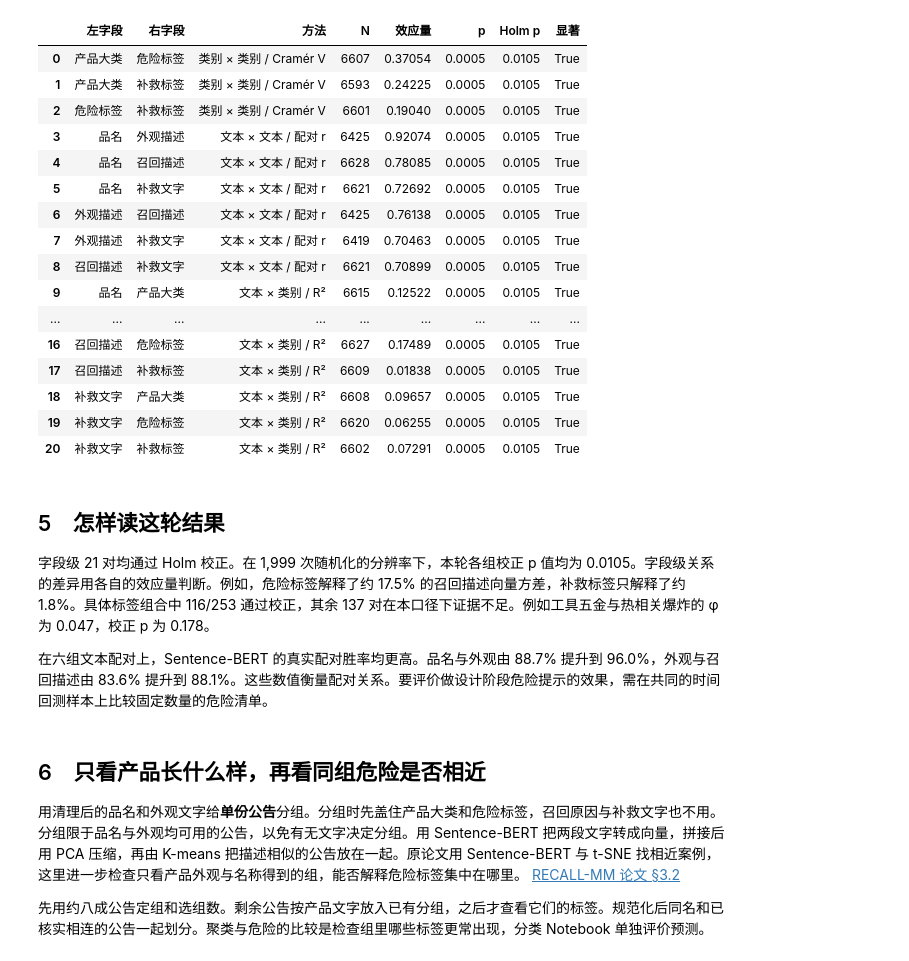
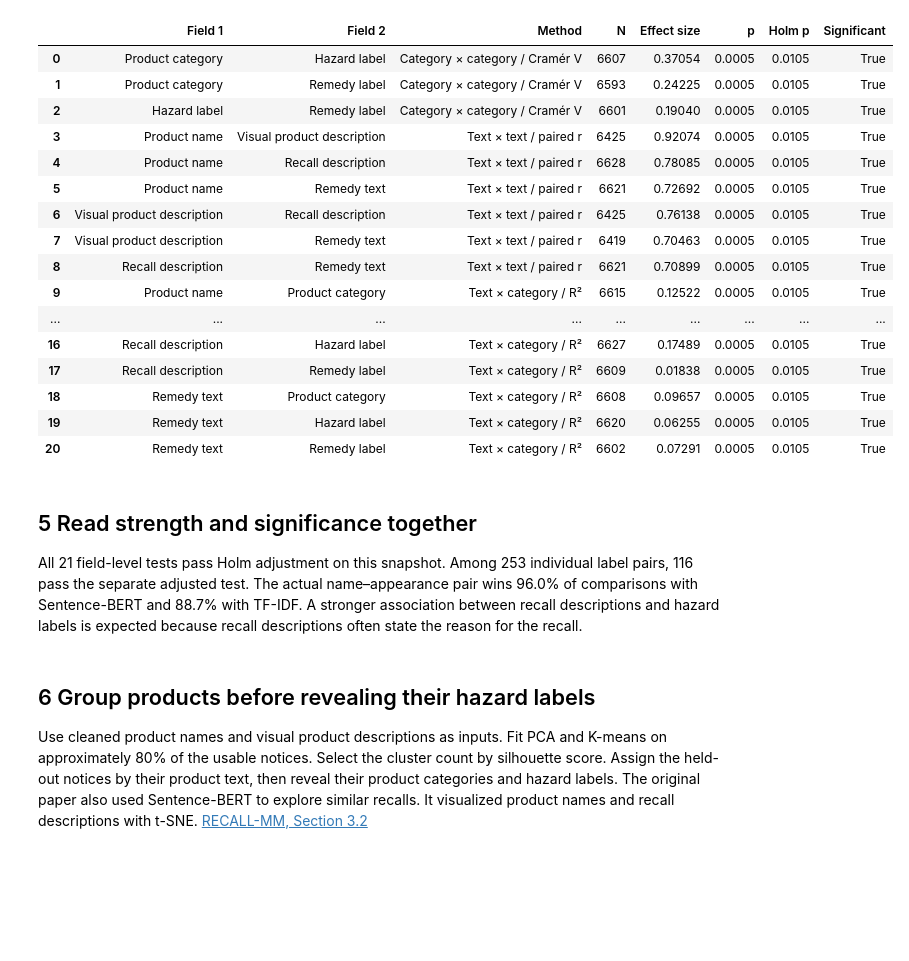
Before and after one commit to Wayne-git802/DM-project, a Jupyter notebook: recall_audit/01_公告核对与字段关联.ipynb, the cells around one changed output. Saved outputs shown, nothing was run; the diff lists cells and outputs as text; code cells hidden in the pictures; blank space fills up the shorter version.

```diff
--- a/recall_audit/01_公告核对与字段关联.ipynb
+++ b/recall_audit/01_公告核对与字段关联.ipynb
@@ -258,7 +233,7 @@ def cat_cat(frame, left, right, rng):
         "N": len(subset),
         "Cramér V": np.sqrt(statistic / (len(subset) * (min(counts.shape) - 1))),
         "χ²": statistic,
-        "期望频数<5占比": (expected < 5).mean(),
+        "Share of expected counts below 5": (expected < 5).mean(),
         "p": (1 + (sim_stats >= statistic - 1e-12).sum()) / (PERMUTATIONS + 1),
     }
 
@@ -268,7 +243,7 @@ labels_single = dataset[list(LABEL_NAMES)].apply(
 )
 cat_rng = np.random.default_rng(SEED)
 cat_table = pd.DataFrame([
-    {"左字段": LABEL_NAMES[left], "右字段": LABEL_NAMES[right], **cat_cat(labels_single, left, right, cat_rng)}
+    {"Field 1": LABEL_NAMES[left], "Field 2": LABEL_NAMES[right], **cat_cat(labels_single, left, right, cat_rng)}
     for left, right in combinations(LABEL_NAMES, 2)
 ])
 display(cat_table.round(5))
@@ -306,19 +281,19 @@ def label_pair_effects(frame):
             if denom == 0:
                 continue
             rows.append({
-                "左字段": LABEL_NAMES[left], "左标签": a_label, "右字段": LABEL_NAMES[right], "右标签": b_label,
-                "N": n, "同现": same, "仅左": x_only, "仅右": y_only,
+                "Field 1": LABEL_NAMES[left], "Label 1": a_label, "Field 2": LABEL_NAMES[right], "Label 2": b_label,
+                "N": n, "Both labels": same, "Label 1 only": x_only, "Label 2 only": y_only,
                 "φ": (a * d - b * c) / denom,
                 "p": fisher_exact([[same, x_only], [y_only, neither]]).pvalue,
             })
     result = pd.DataFrame(rows)
     result["Holm p"] = holm(result["p"])
-    result["显著"] = result["Holm p"] < 0.05
+    result["Significant"] = result["Holm p"] < 0.05
     return result.sort_values("φ", key=np.abs, ascending=False).reset_index(drop=True)
 
 
 indicator_table = label_pair_effects(dataset)
-display(indicator_table.groupby(["左字段", "右字段"])["显著"].agg(比较数="size", 显著数="sum"))
+display(indicator_table.groupby(["Field 1", "Field 2"])["Significant"].agg(Comparisons="size", Significant_count="sum"))
 with pd.option_context("display.max_rows", None):
     display(indicator_table.round({"φ": 4}).assign(
         p=indicator_table["p"].map("{:.3g}".format),
@@ -465,9 +438,9 @@ def text_text_comparison():
         t = tfidf.fit_transform(values)
         _, _, lexical_wins, lexical_r = paired_effect(t[:len(valid)], t[len(valid):], alternatives)
         results.append({
-            "左字段": TEXT_NAMES[left_field], "右字段": TEXT_NAMES[right_field], "N": len(valid),
-            "真实均值": observed, "同类同期随机均值": control,
-            "SBERT 胜率": wins, "SBERT r": r, "TF-IDF 胜率": lexical_wins, "TF-IDF r": lexical_r,
+            "Field 1": TEXT_NAMES[left_field], "Field 2": TEXT_NAMES[right_field], "N": len(valid),
+            "Mean similarity of actual pairs": observed, "Random mean within category and period": control,
+            "SBERT win rate": wins, "SBERT r": r, "TF-IDF win rate": lexical_wins, "TF-IDF r": lexical_r,
             "p": paired_permutation(left, right, groups, observed, rng),
         })
     return pd.DataFrame(results)
@@ -524,7 +497,7 @@ def text_label_comparison():
         groups = group_positions(period.loc[valid])
         r2, p = multivariate_r2(matrix, labels, groups, rng)
         results.append({
-            "左字段": TEXT_NAMES[field], "右字段": LABEL_NAMES[label], "N": len(valid),
+            "Field 1": TEXT_NAMES[field], "Field 2": LABEL_NAMES[label], "N": len(valid),
             "SBERT R²": r2, "p": p,
         })
     return pd.DataFrame(results)
@@ -551,45 +524,41 @@ display(text_label_table.round(5).sort_values("SBERT R²", ascending=False))
 # %%
 overall = pd.concat([
-    cat_table[["左字段", "右字段", "N", "p", "Cramér V"]].rename(columns={"Cramér V": "效应量"})
-    .assign(方法="类别 × 类别 / Cramér V"),
-    text_table[["左字段", "右字段", "N", "p", "SBERT r"]].rename(columns={"SBERT r": "效应量"})
-    .assign(方法="文本 × 文本 / 配对 r"),
-    text_label_table[["左字段", "右字段", "N", "p", "SBERT R²"]].rename(columns={"SBERT R²": "效应量"})
-    .assign(方法="文本 × 类别 / R²"),
+    cat_table[["Field 1", "Field 2", "N", "p", "Cramér V"]].rename(columns={"Cramér V": "Effect size"})
+    .assign(Method="Category × category / Cramér V"),
+    text_table[["Field 1", "Field 2", "N", "p", "SBERT r"]].rename(columns={"SBERT r": "Effect size"})
+    .assign(Method="Text × text / paired r"),
+    text_label_table[["Field 1", "Field 2", "N", "p", "SBERT R²"]].rename(columns={"SBERT R²": "Effect size"})
+    .assign(Method="Text × category / R²"),
 ], ignore_index=True)
 overall["Holm p"] = holm(overall["p"])
-overall["显著"] = overall["Holm p"] < 0.05
-display(overall[["左字段", "右字段", "方法", "N", "效应量", "p", "Holm p", "显著"]].round(5))
+overall["Significant"] = overall["Holm p"] < 0.05
+display(overall[["Field 1", "Field 2", "Method", "N", "Effect size", "p", "Holm p", "Significant"]].round(5))
 # %% [output]
-|  | 左字段 | 右字段 | 方法 | N | 效应量 | p | Holm p | 显著 |
-| 0 | 产品大类 | 危险标签 | 类别 × 类别 / Cramér V | 6607 | 0.37054 | 0.0005 | 0.0105 | True |
-| 1 | 产品大类 | 补救标签 | 类别 × 类别 / Cramér V | 6593 | 0.24225 | 0.0005 | 0.0105 | True |
-| 2 | 危险标签 | 补救标签 | 类别 × 类别 / Cramér V | 6601 | 0.19040 | 0.0005 | 0.0105 | True |
-| 3 | 品名 | 外观描述 | 文本 × 文本 / 配对 r | 6425 | 0.92074 | 0.0005 | 0.0105 | True |
-| 4 | 品名 | 召回描述 | 文本 × 文本 / 配对 r | 6628 | 0.78085 | 0.0005 | 0.0105 | True |
-| 5 | 品名 | 补救文字 | 文本 × 文本 / 配对 r | 6621 | 0.72692 | 0.0005 | 0.0105 | True |
-| 6 | 外观描述 | 召回描述 | 文本 × 文本 / 配对 r | 6425 | 0.76138 | 0.0005 | 0.0105 | True |
-| 7 | 外观描述 | 补救文字 | 文本 × 文本 / 配对 r | 6419 | 0.70463 | 0.0005 | 0.0105 | True |
-| 8 | 召回描述 | 补救文字 | 文本 × 文本 / 配对 r | 6621 | 0.70899 | 0.0005 | 0.0105 | True |
-| 9 | 品名 | 产品大类 | 文本 × 类别 / R² | 6615 | 0.12522 | 0.0005 | 0.0105 | True |
+|  | Field 1 | Field 2 | Method | N | Effect size | p | Holm p | Significant |
+| 0 | Product category | Hazard label | Category × category / Cramér V | 6607 | 0.37054 | 0.0005 | 0.0105 | True |
+| 1 | Product category | Remedy label | Category × category / Cramér V | 6593 | 0.24225 | 0.0005 | 0.0105 | True |
+| 2 | Hazard label | Remedy label | Category × category / Cramér V | 6601 | 0.19040 | 0.0005 | 0.0105 | True |
+| 3 | Product name | Visual product description | Text × text / paired r | 6425 | 0.92074 | 0.0005 | 0.0105 | True |
+| 4 | Product name | Recall description | Text × text / paired r | 6628 | 0.78085 | 0.0005 | 0.0105 | True |
+| 5 | Product name | Remedy text | Text × text / paired r | 6621 | 0.72692 | 0.0005 | 0.0105 | True |
+| 6 | Visual product description | Recall description | Text × text / paired r | 6425 | 0.76138 | 0.0005 | 0.0105 | True |
+| 7 | Visual product description | Remedy text | Text × text / paired r | 6419 | 0.70463 | 0.0005 | 0.0105 | True |
+| 8 | Recall description | Remedy text | Text × text / paired r | 6621 | 0.70899 | 0.0005 | 0.0105 | True |
+| 9 | Product name | Product category | Text × category / R² | 6615 | 0.12522 | 0.0005 | 0.0105 | True |
 | ... | ... | ... | ... | ... | ... | ... | ... | ... |
-| 16 | 召回描述 | 危险标签 | 文本 × 类别 / R² | 6627 | 0.17489 | 0.0005 | 0.0105 | True |
-| 17 | 召回描述 | 补救标签 | 文本 × 类别 / R² | 6609 | 0.01838 | 0.0005 | 0.0105 | True |
-| 18 | 补救文字 | 产品大类 | 文本 × 类别 / R² | 6608 | 0.09657 | 0.0005 | 0.0105 | True |
-| 19 | 补救文字 | 危险标签 | 文本 × 类别 / R² | 6620 | 0.06255 | 0.0005 | 0.0105 | True |
-| 20 | 补救文字 | 补救标签 | 文本 × 类别 / R² | 6602 | 0.07291 | 0.0005 | 0.0105 | True |
+| 16 | Recall description | Hazard label | Text × category / R² | 6627 | 0.17489 | 0.0005 | 0.0105 | True |
+| 17 | Recall description | Remedy label | Text × category / R² | 6609 | 0.01838 | 0.0005 | 0.0105 | True |
+| 18 | Remedy text | Product category | Text × category / R² | 6608 | 0.09657 | 0.0005 | 0.0105 | True |
+| 19 | Remedy text | Hazard label | Text × category / R² | 6620 | 0.06255 | 0.0005 | 0.0105 | True |
+| 20 | Remedy text | Remedy label | Text × category / R² | 6602 | 0.07291 | 0.0005 | 0.0105 | True |
 # %% [markdown]
-## 5　怎样读这轮结果
+## 5 Read strength and significance together
 
-字段级 21 对均通过 Holm 校正。在 1,999 次随机化的分辨率下，本轮各组校正 p 值均为 0.0105。字段级关系的差异用各自的效应量判断。例如，危险标签解释了约 17.5% 的召回描述向量方差，补救标签只解释了约 1.8%。具体标签组合中 116/253 通过校正，其余 137 对在本口径下证据不足。例如工具五金与热相关爆炸的 φ 为 0.047，校正 p 为 0.178。
-
-在六组文本配对上，Sentence-BERT 的真实配对胜率均更高。品名与外观由 88.7% 提升到 96.0%，外观与召回描述由 83.6% 提升到 88.1%。这些数值衡量配对关系。要评价做设计阶段危险提示的效果，需在共同的时间回测样本上比较固定数量的危险清单。
+All 21 field-level tests pass Holm adjustment on this snapshot. Among 253 individual label pairs, 116 pass the separate adjusted test. The actual name–appearance pair wins 96.0% of comparisons with Sentence-BERT and 88.7% with TF-IDF. A stronger association between recall descriptions and hazard labels is expected because recall descriptions often state the reason for the recall.
 # %% [markdown]
-## 6　只看产品长什么样，再看同组危险是否相近
+## 6 Group products before revealing their hazard labels
 
-用清理后的品名和外观文字给**单份公告**分组。分组时先盖住产品大类和危险标签，召回原因与补救文字也不用。分组限于品名与外观均可用的公告，以免有无文字决定分组。用 Sentence-BERT 把两段文字转成向量，拼接后用 PCA 压缩，再由 K-means 把描述相似的公告放在一起。原论文用 Sentence-BERT 与 t-SNE 找相近案例，这里进一步检查只看产品外观与名称得到的组，能否解释危险标签集中在哪里。 [RECALL-MM 论文 §3.2](https://arxiv.org/html/2503.23213v1#S3.SS2)
-
-先用约八成公告定组和选组数。剩余公告按产品文字放入已有分组，之后才查看它们的标签。规范化后同名和已核实相连的公告一起划分。聚类与危险的比较是检查组里哪些标签更常出现，分类 Notebook 单独评价预测。
+Use cleaned product names and visual product descriptions as inputs. Fit PCA and K-means on approximately 80% of the usable notices. Select the cluster count by silhouette score. Assign the held-out notices by their product text, then reveal their product categories and hazard labels. The original paper also used Sentence-BERT to explore similar recalls. It visualized product names and recall descriptions with t-SNE. [RECALL-MM, Section 3.2](https://arxiv.org/html/2503.23213v1#S3.SS2)
 # %%
 from sklearn.cluster import KMeans
 from sklearn.decomposition import PCA
```
Also changed, not shown: parts of 23 cells of this notebook, 5 other files.
